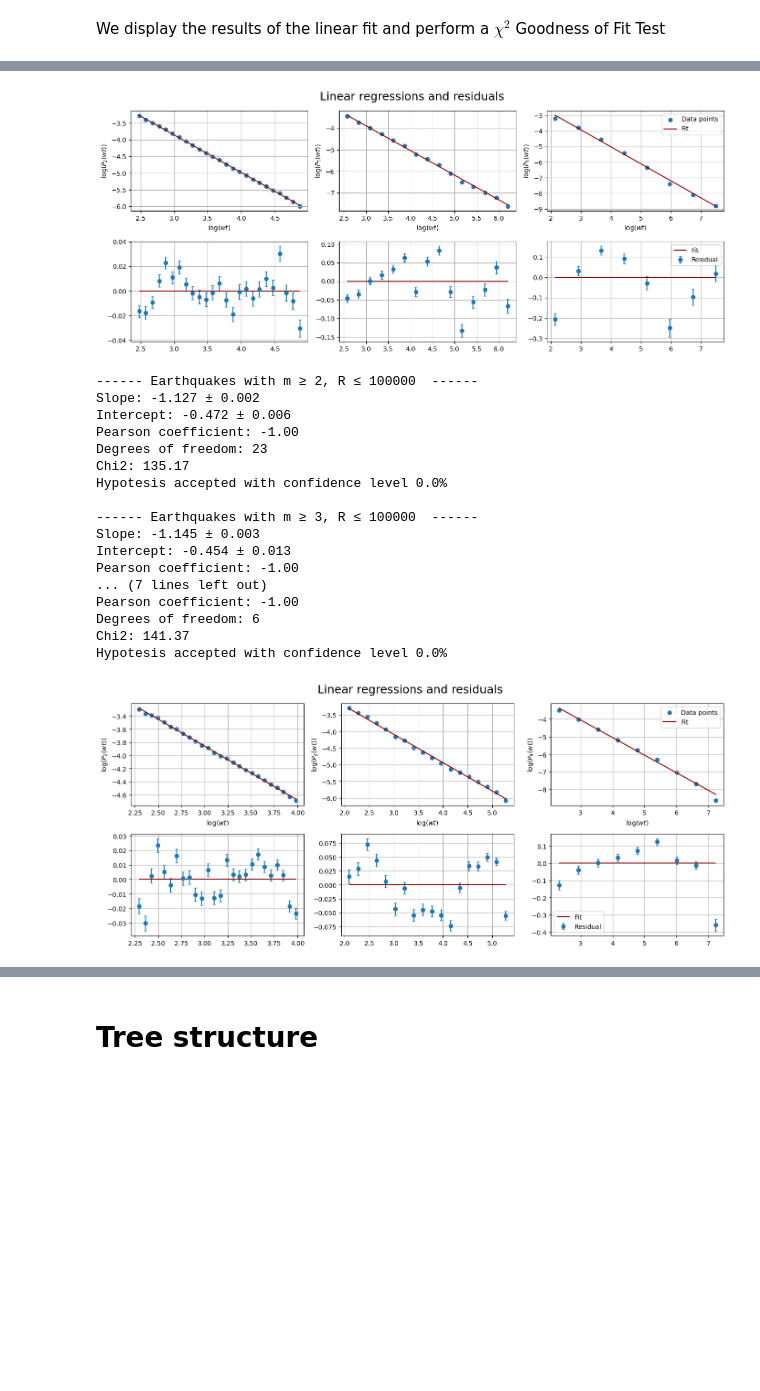
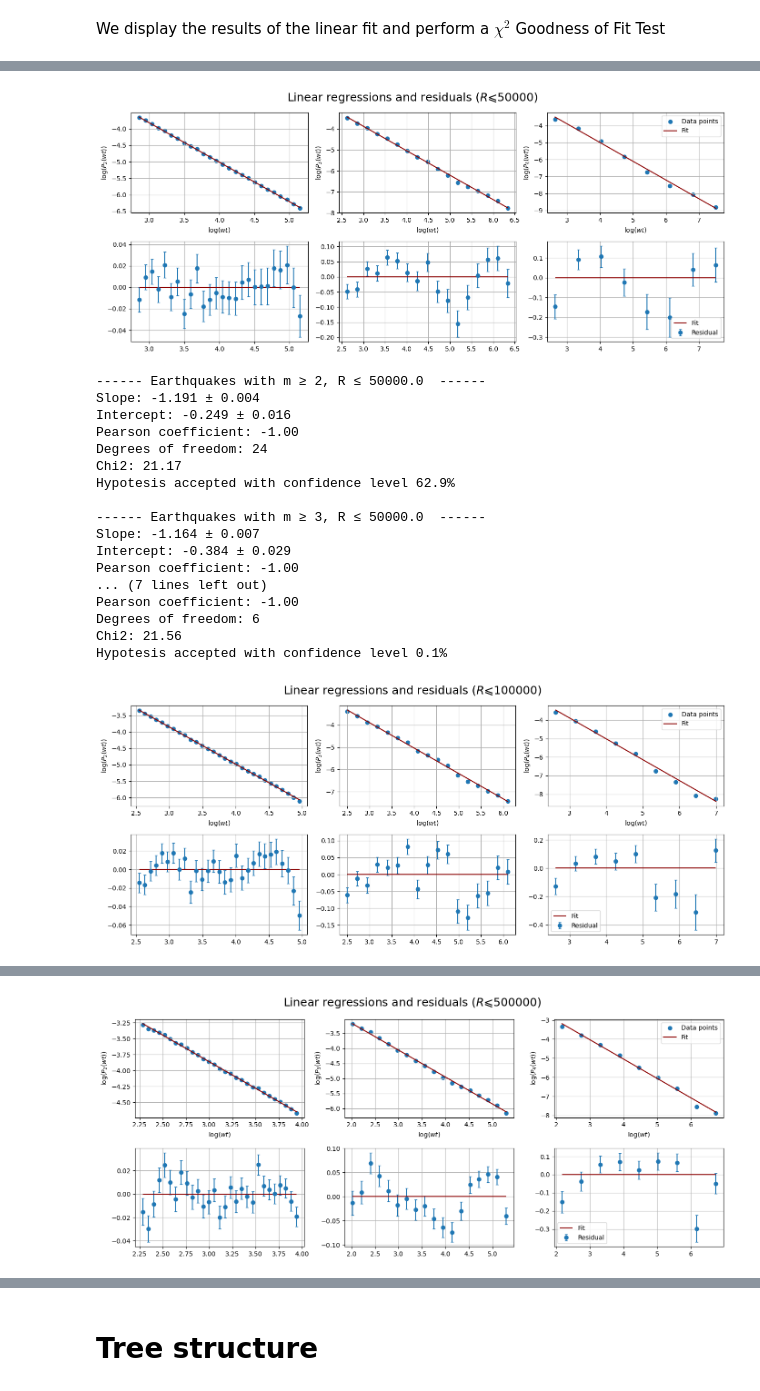
Before and after one commit to EmanueleCoradin/CaliforniaEarthquakesAnalysis, a Jupyter notebook: Mappazzone.ipynb, the cells around one changed output, grey strips where cells are left out. Drawn from its saved outputs; the diff is of its cells as text; code cells hidden in the pictures; blank space fills up the shorter version.

```diff
--- a/Mappazzone.ipynb
+++ b/Mappazzone.ipynb
@@ -546,7 +547,7 @@ def log_plot(feature):
     feature = feature[feature != 0]
 
     #Bin edges (in logarithmic scale)
-    n_bins = max([np.histogram_bin_edges(np.log10(feature), bins = 'scott').shape[0] - 1, 10])
+    n_bins = max([np.histogram_bin_edges(np.log10(feature), bins = 'auto').shape[0] - 1, 10])
 
     x = np.logspace(np.log10(feature.min()), np.log10(feature.max()), base = 10, num = n_bins)
 
@@ -559,18 +560,14 @@ def log_plot(feature):
     norm = np.sum(hist[0])
     counts_normalized = hist[0] / (bin_widths * norm)
 
-    #Errors
-    errors = hist[0]
-
     #Clean of empty bins
     mask = (counts_normalized > 0)
     counts_normalized = counts_normalized[mask]
     bin_centers = bin_centers[mask]
-    errors = errors[mask]
-    errors = (np.log10(np.e) / (2 * errors)) * np.sqrt(errors)
 
     bins = np.log10(bin_centers)
     counts = np.log10(counts_normalized)
+    errors = np.log10(np.e) / np.sqrt(hist[0][mask])
 
     return bins, counts, errors
 # %% [markdown]
@@ -614,7 +611,7 @@ The `statistic_plots` function allows us to perform a linear regression on the g
 # %%
 f_lin = lambda x, m, q: m*x+q
 
-def statistic_plots(bins, counts, magnitudes, errors, feature):
+def statistic_plots(bins, counts, magnitudes, errors, feature, spec = ''):
     fit_res = []
 
     fig, ax = plt.subplots(2, len(magnitudes), figsize = (14, 6))
@@ -645,7 +642,7 @@ def statistic_plots(bins, counts, magnitudes, errors, feature):
 
     ax[0,-1].legend()
     ax[1,-1].legend()
-    fig.suptitle('Linear regressions and residuals', fontsize = 18)
+    fig.suptitle('Linear regressions and residuals' + spec, fontsize = 18)
     plt.tight_layout()
     plt.show()
 
@@ -806,32 +837,16 @@ Hypotesis accepted with confidence level 0.0%
 # %%
 magnitudes = [2, 3, 4]
-Radii = [10000, 100000, 1000000]
-
-def get_Pmr(df, m, R): #m, R parameters given by the user
-
-    dfm = df[df['Magnitude']>= m].sort_values('Time')[['Time', 'x', 'y', 'z']]
-
-    #Evaluate the distance between one event and the next one
-    coordinates = dfm.to_numpy()
-    dd = np.linalg.norm(np.diff(coordinates, axis = 0), axis = 1)
-    dd = np.insert(dd, 0, 0)
-
-    dfm['Rel_distance'] = dd
-    dfmr = dfm[dfm['Rel_distance'] <= R].sort_values('Time') #select by distance
-
-    wt = np.array(dfmr['Time'].diff())[1:]
-
-    return dfmr, dd, wt
+Radii = [1e4, 5e4, 1e5, 5e5, 1e6]
 
 bins   = [[] for _ in range(len(Radii))]
 counts = [[] for _ in range(len(Radii))]
 errors = [[] for _ in range(len(Radii))]
 
-for i, m in enumerate(magnitudes):
+for j, radius in enumerate(Radii):
     index = 0
-    fig, ax = plt.subplots(1, len(Radii), figsize = (14,5))
+    fig, ax = plt.subplots(1, len(magnitudes), figsize = (14,5))
 
-    for j, radius in enumerate(Radii):
+    for i, m in enumerate(magnitudes):
         dfmr, dd, wt = get_Pmr(df, m, radius)
 
         b, c, e = log_plot(wt)
@@ -840,7 +855,7 @@ for i, m in enumerate(magnitudes):
         errors[j].append(e)
 
         ax[index].scatter(10 ** b, 10 ** c, edgecolor = 'black', marker = '.')
-        ax[index].set_title(f'Histogram for m $\geqslant$ {m} and R $\leqslant$ {radius}')
+        ax[index].set_title(f'Histogram for m $\geqslant$ {m} and R $\leqslant$ {radius:.0f}')
         ax[index].set_yscale('log', base = 10)
         ax[index].set_xscale('log', base = 10)
 
@@ -865,12 +882,17 @@ for i, m in enumerate(magnitudes):
         bins[j][i], counts[j][i], errors[j][i], pearson = cut_tails(bins[j][i], counts[j][i], errors[j][i], threshold = 2)
         pearson_list.append(pearson[-1])
 # %%
+fits_data = []
+
 for j, radius in enumerate(Radii):
 
-    fit_res = statistic_plots(bins[j], counts[j], magnitudes, errors[j], 'wt')
+    fit_res = statistic_plots(bins[j], counts[j], magnitudes, errors[j], 'wt', spec = f' ($R\leqslant{radius:.0f}$)')
+    fits_data.append([])
 
     for res, m, p in zip(fit_res, magnitudes, pearson_list):
         slope, intercept, pcov, chisquare , dof = res
+        fits_data[-1].append([slope, intercept])
+
         confidence_level = (1.- chi2.cdf(chisquare, dof))*100
 
         sigma_slope, sigma_intercept = np.sqrt(np.diag(pcov))
@@ -905,19 +927,19 @@ Hypotesis accepted with confidence level 0.0%
-[figure, old version]
+[figure, new version]
------- Earthquakes with m ≥ 2, R ≤ 100000  ------
-Slope: -1.127 ± 0.002
-Intercept: -0.472 ± 0.006
+------ Earthquakes with m ≥ 2, R ≤ 50000.0  ------
+Slope: -1.191 ± 0.004
+Intercept: -0.249 ± 0.016
 Pearson coefficient: -1.00
-Degrees of freedom: 23
-Chi2: 135.17
-Hypotesis accepted with confidence level 0.0%
+Degrees of freedom: 24
+Chi2: 21.17
+Hypotesis accepted with confidence level 62.9%
 
------- Earthquakes with m ≥ 3, R ≤ 100000  ------
-Slope: -1.145 ± 0.003
-Intercept: -0.454 ± 0.013
+------ Earthquakes with m ≥ 3, R ≤ 50000.0  ------
+Slope: -1.164 ± 0.007
+Intercept: -0.384 ± 0.029
 Pearson coefficient: -1.00
 ... (7 lines left out)
 Pearson coefficient: -1.00
 Degrees of freedom: 6
-Chi2: 141.37
-Hypotesis accepted with confidence level 0.0%
+Chi2: 21.56
+Hypotesis accepted with confidence level 0.1%
-[figure, old version]
+[figure, new version]
@@ -940 +962,2 @@ Chi2: 185.94
 Hypotesis accepted with confidence level 0.0%
+[figure, added]
```
Also changed, not shown: parts of 20 cells of this notebook.
